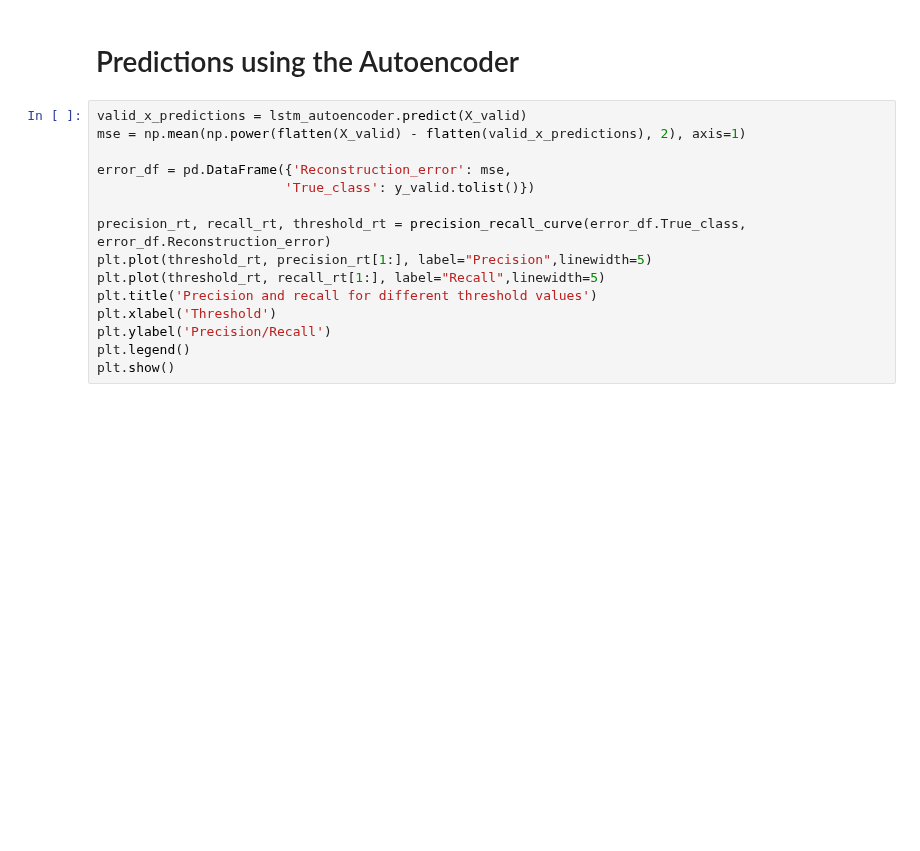
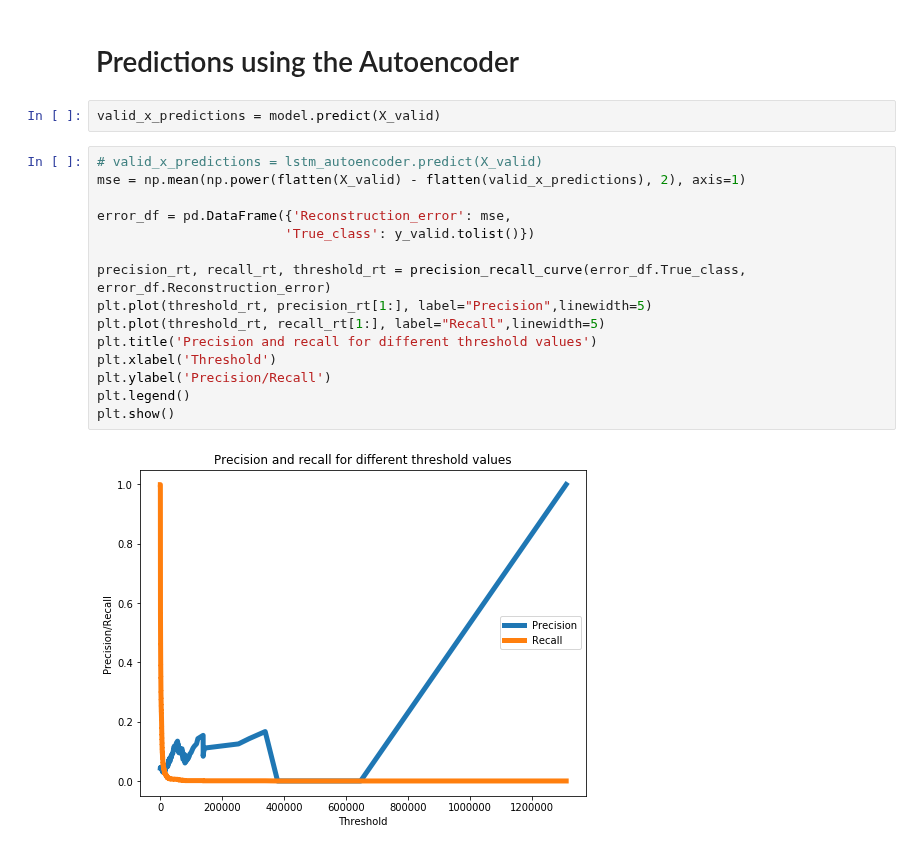
Before and after one commit to francovm/SSE, a Jupyter notebook: notebooks/13-LSTM-Autoencoder-Anomaly.ipynb, the cells around one changed output. Drawn from its saved outputs; the diff is of its cells as text; blank space fills up the shorter version.

```diff
--- a/notebooks/13-LSTM-Autoencoder-Anomaly.ipynb
+++ b/notebooks/13-LSTM-Autoencoder-Anomaly.ipynb
@@ -318,17 +328,21 @@ IndexError: tuple index out of range
 # %% [markdown]
 # Predictions using the Autoencoder
+# %%
+valid_x_predictions = model.predict(X_valid)
 # %%
-valid_x_predictions = lstm_autoencoder.predict(X_valid)
+# valid_x_predictions = lstm_autoencoder.predict(X_valid)
 mse = np.mean(np.power(flatten(X_valid) - flatten(valid_x_predictions), 2), axis=1)
 
 error_df = pd.DataFrame({'Reconstruction_error': mse,
                         'True_class': y_valid.tolist()})
 
 precision_rt, recall_rt, threshold_rt = precision_recall_curve(error_df.True_class, error_df.Reconstruction_error)
 plt.plot(threshold_rt, precision_rt[1:], label="Precision",linewidth=5)
 plt.plot(threshold_rt, recall_rt[1:], label="Recall",linewidth=5)
 plt.title('Precision and recall for different threshold values')
 plt.xlabel('Threshold')
 plt.ylabel('Precision/Recall')
 plt.legend()
 plt.show()
+# %% [output]
+[figure, added]
```
Also changed, not shown: parts of 15 cells of this notebook, 17 other files.
